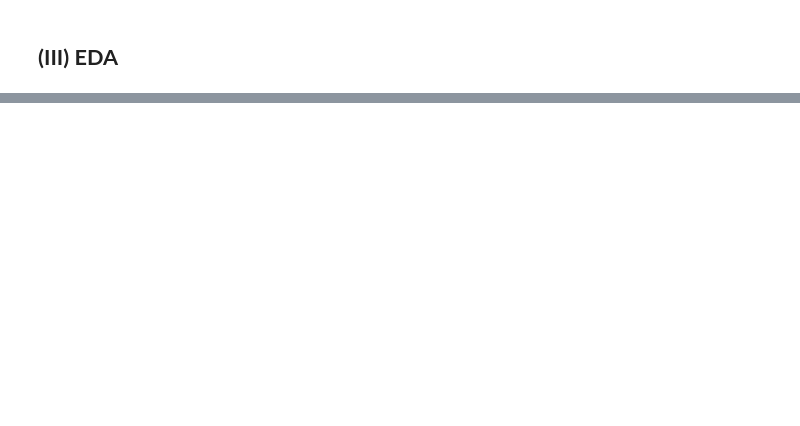
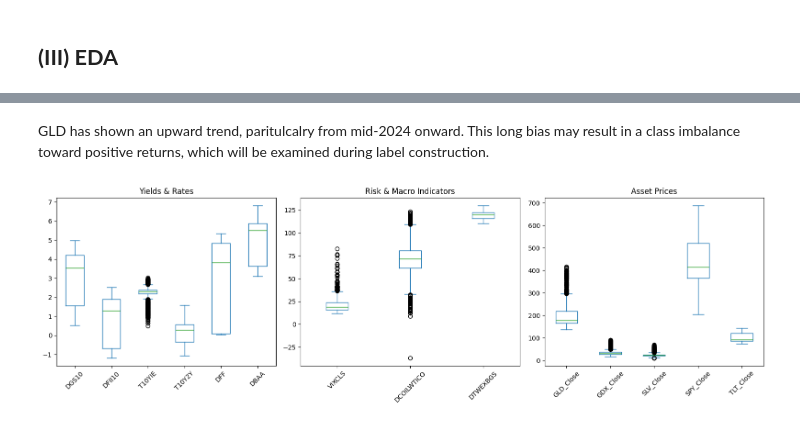
Before and after one commit to jade-lam/CQF, a Jupyter notebook: CQF_Exam_3.ipynb, the cells around one changed output, grey strips where cells are left out. Drawn from its saved outputs; the diff is of its cells as text; code cells hidden in the pictures; blank space fills up the shorter version.

```diff
--- a/CQF_Exam_3.ipynb
+++ b/CQF_Exam_3.ipynb
@@ -539,0 +608,27 @@ df_merged.to_csv(os.path.join(SAVE_PATH, 'cleaned_merged.csv'))
+# %% [markdown]
+GLD has shown an upward trend, paritulcalry from mid-2024 onward. This long bias may result in a class imbalance toward positive returns, which will be examined during label construction.
+# %%
+# Box plots — grouped by scale
+fig, axes = plt.subplots(1, 3, figsize=(16, 5))
+
+# Yields & rates
+df[['DGS10', 'DFII10', 'T10YIE', 'T10Y2Y', 'DFF', 'DBAA']].plot.box(ax=axes[0])
+axes[0].set_title('Yields & Rates')
+axes[0].tick_params(axis='x', rotation=45)
+
+# Risk & macro
+df[['VIXCLS', 'DCOILWTICO', 'DTWEXBGS']].plot.box(ax=axes[1])
+axes[1].set_title('Risk & Macro Indicators')
+axes[1].tick_params(axis='x', rotation=45)
+
+# GLD OHLC only (not volume, not cross-asset)
+df[['GLD_Close', 'GDX_Close', 'SLV_Close', 'SPY_Close', 'TLT_Close']].plot.box(ax=axes[2])
+axes[2].set_title('Asset Prices')
+# df[['GLD_Open', 'GLD_High', 'GLD_Low', 'GLD_Close']].plot.box(ax=axes[2])
+# axes[2].set_title('GLD Price')
+axes[2].tick_params(axis='x', rotation=45)
+
+plt.tight_layout()
+plt.show()
+# %% [output]
+[figure, added]
```
Also changed, not shown: parts of 13 cells of this notebook.
